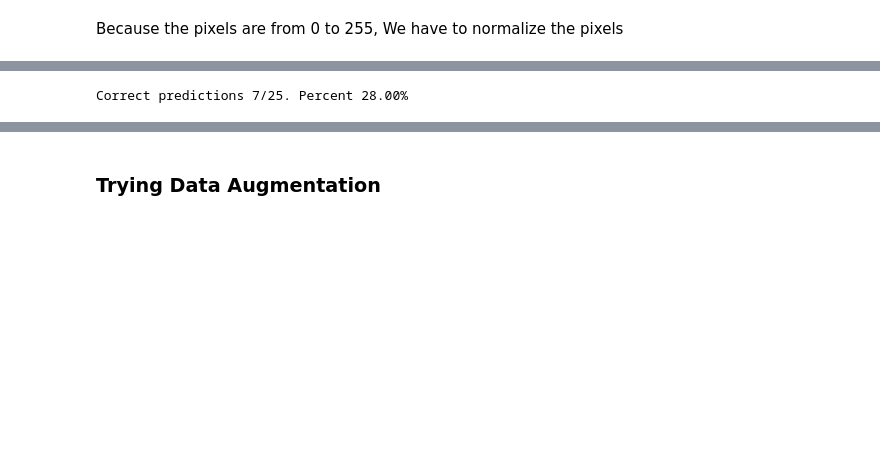
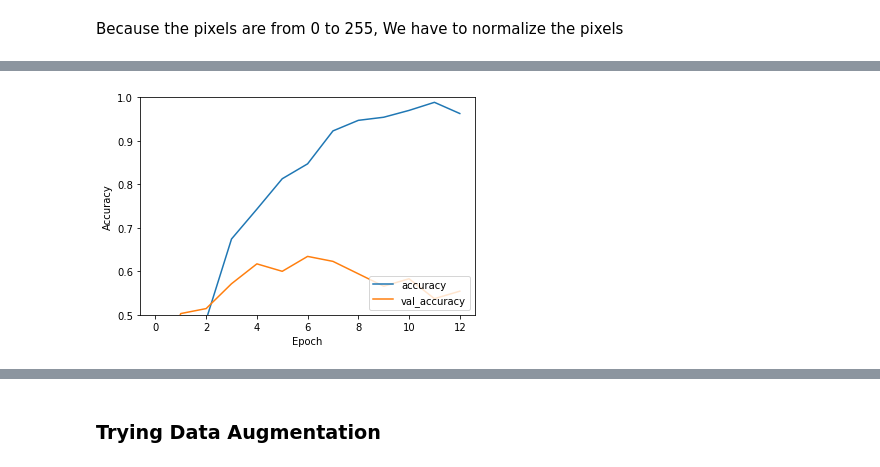
Before and after one commit to JoseGale/MSC_DA_2_CA1, a Jupyter notebook: CA1_Food Classification.ipynb, the cells around one changed output, grey strips where cells are left out. Cells and saved outputs as stored; diff of their text form; code cells hidden in the pictures; blank space fills up the shorter version.

Commit message:
Testing with the models

```diff
--- a/CA1_Food Classification.ipynb
+++ b/CA1_Food Classification.ipynb
@@ -93,7 +108,7 @@ To enable the following instructions: AVX2 FMA, in other operations, rebuild Ten
 # %% [markdown]
 Now we are to split the data using train_test_split function to use Kfold and improve the perfomance of the model
 # %%
-X_train, X_test, y_train, y_test = train_test_split(pandasImagesDF["Data"],pandasImagesDF["Label"],test_size=0.3, random_state=42)
+X_train, X_test, y_train, y_test = train_test_split(pandasImagesDF["Data"],pandasImagesDF["Label"],test_size=0.2, random_state=42)
 # %%
 encoder = OneHotEncoder(sparse_output=False)
 y_train = np.array(y_train).reshape(-1, 1)
@@ -147,24 +142,20 @@ y_train.shape, y_test.shape
 # %%
-model = Sequential()
+model = Sequential(name="BareCNN")
 model.add(Input(shape=(IMG_SHAPE, IMG_SHAPE, 3)))  # 225x225 RGB images
 model.add(Conv2D(32,kernel_size=(3,3),strides=(1,1),padding="valid", activation="relu"))
 model.add(Conv2D(32,kernel_size=(3,3),activation="relu"))
+model.add(MaxPool2D((2,2)))
+
+model.add(Conv2D(32,kernel_size=(3,3),activation="relu"))
+model.add(Conv2D(32,kernel_size=(3,3),activation="relu"))
 model.add(MaxPool2D(3))
-model.add(Conv2D(32, (3,3), activation="relu"))
-model.add(Conv2D(32, (3,3), activation="relu"))
-model.add(MaxPool2D(2))
-model.add(Conv2D(32, (3,3), activation="relu"))
-model.add(Conv2D(32, (3,3), activation="relu"))
-model.add(MaxPool2D(2))
-model.add(Conv2D(32, (3,3), activation="relu"))
-model.add(Conv2D(32, (3,3), activation="relu"))
-model.add(MaxPool2D(2))
 
 model.add(Flatten())
 
-
-model.add(Dense(128, activation="relu"))
+model.add(Dense(256, activation="relu"))
+model.add(Dropout(0.25))
 model.add(Dense(NCATEGORIES,activation="softmax"))
 
-model.compile(loss="categorical_crossentropy", metrics=["accuracy"], optimizer="adam")
+model.compile(loss=tf.losses.categorical_crossentropy, metrics=["accuracy"], optimizer="adam")
+model.summary()
 # %% [output]
@@ -215,3 +197,3 @@ Model: "sequential"
 # %%
-model.fit(X_train, y_train, batch_size=50, epochs=50, verbose=1, validation_data=(X_test, y_test))
+history = model.fit(X_train, y_train, batch_size=20, epochs=13, verbose=1, validation_data=(X_test, y_test))
 # %% [output]
@@ -248,4 +230,10 @@ def comparePredictions(predictionsValues, expectedValues):
-# %%
-comparePredictions(np.argmax(pred, axis=1),np.argmax(y_test[:25], axis=1))
-# %% [output]
-Correct predictions 7/25. Percent 28.00%
+# %%
+plt.plot(history.history['accuracy'], label='accuracy')
+plt.plot(history.history['val_accuracy'], label = 'val_accuracy')
+plt.xlabel('Epoch')
+plt.ylabel('Accuracy')
+plt.ylim([0.5, 1])
+plt.legend(loc='lower right')
+
+test_loss, test_acc = model.evaluate(X_test,  y_test, verbose=2)
+# %% [output]
@@ -251,0 +241 @@ Correct predictions 7/25. Percent 28.00%
+[figure, added]
```
Also changed, not shown: parts of 51 cells of this notebook.
